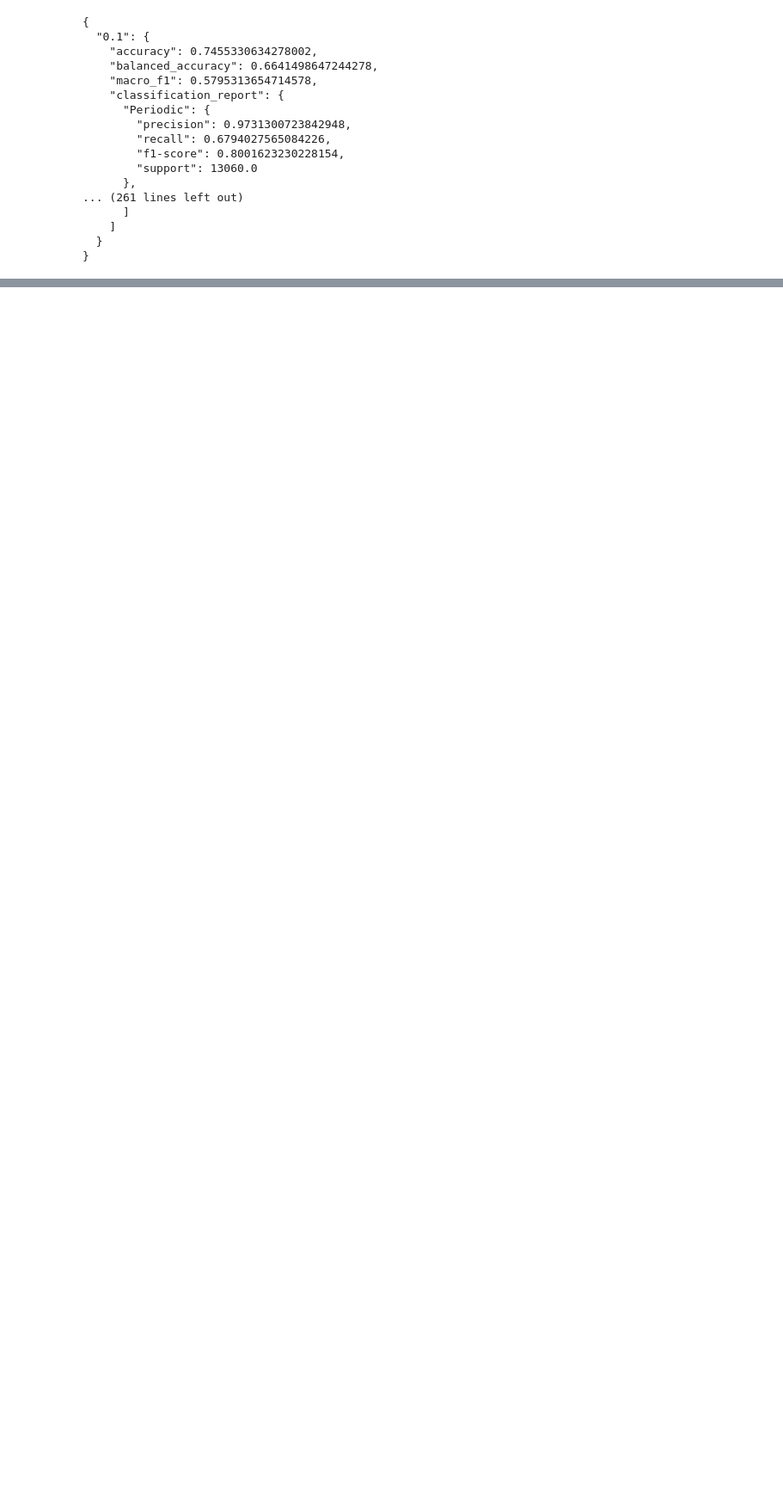
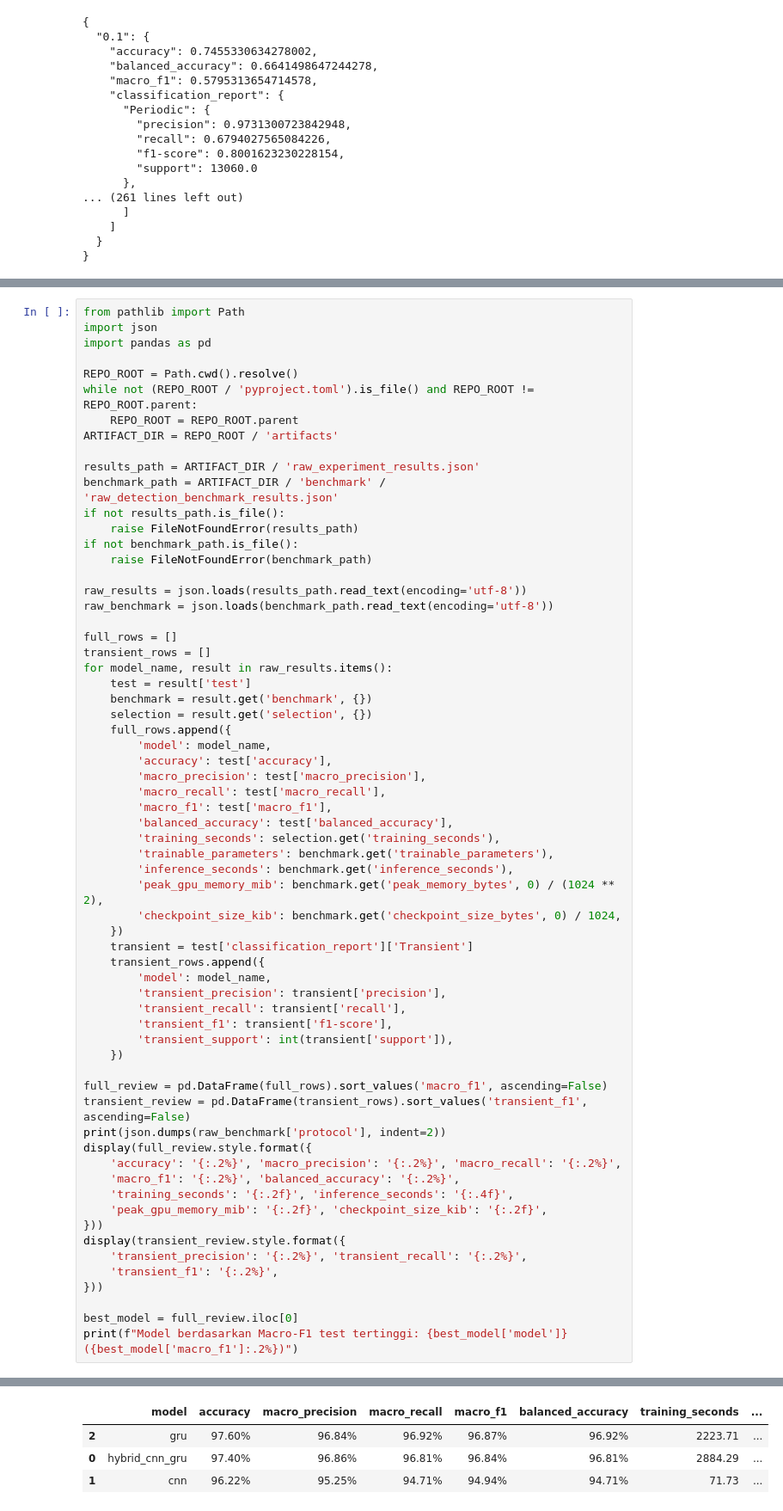
Before and after one commit to indomiekwah/ztf-classifier, a Jupyter notebook: training/notebooks/raw_features_experiment.ipynb, the cells around one changed output, grey strips where cells are left out. Shown at 86% size. Saved outputs shown, nothing was run; the diff lists cells and outputs as text; blank space fills up the shorter version.

Commit message:
feat: benchmark on each notebooks

```diff
--- a/training/notebooks/raw_features_experiment.ipynb
+++ b/training/notebooks/raw_features_experiment.ipynb
@@ -429,0 +434,65 @@ if RUN_FINAL_EXPERIMENTS and RUN_PREFIX_EVALUATION:
+# %%
+from pathlib import Path
+import json
+import pandas as pd
+
+REPO_ROOT = Path.cwd().resolve()
+while not (REPO_ROOT / 'pyproject.toml').is_file() and REPO_ROOT != REPO_ROOT.parent:
+    REPO_ROOT = REPO_ROOT.parent
+ARTIFACT_DIR = REPO_ROOT / 'artifacts'
+
+results_path = ARTIFACT_DIR / 'raw_experiment_results.json'
+benchmark_path = ARTIFACT_DIR / 'benchmark' / 'raw_detection_benchmark_results.json'
+if not results_path.is_file():
+    raise FileNotFoundError(results_path)
+if not benchmark_path.is_file():
+    raise FileNotFoundError(benchmark_path)
+
+raw_results = json.loads(results_path.read_text(encoding='utf-8'))
+raw_benchmark = json.loads(benchmark_path.read_text(encoding='utf-8'))
+
+full_rows = []
+transient_rows = []
+for model_name, result in raw_results.items():
+    test = result['test']
+    benchmark = result.get('benchmark', {})
+    selection = result.get('selection', {})
+    full_rows.append({
+        'model': model_name,
+        'accuracy': test['accuracy'],
+        'macro_precision': test['macro_precision'],
+        'macro_recall': test['macro_recall'],
+        'macro_f1': test['macro_f1'],
+        'balanced_accuracy': test['balanced_accuracy'],
+        'training_seconds': selection.get('training_seconds'),
+        'trainable_parameters': benchmark.get('trainable_parameters'),
+        'inference_seconds': benchmark.get('inference_seconds'),
+        'peak_gpu_memory_mib': benchmark.get('peak_memory_bytes', 0) / (1024 ** 2),
+        'checkpoint_size_kib': benchmark.get('checkpoint_size_bytes', 0) / 1024,
+    })
+    transient = test['classification_report']['Transient']
+    transient_rows.append({
+        'model': model_name,
+        'transient_precision': transient['precision'],
+        'transient_recall': transient['recall'],
+        'transient_f1': transient['f1-score'],
+        'transient_support': int(transient['support']),
+    })
+
+full_review = pd.DataFrame(full_rows).sort_values('macro_f1', ascending=False)
+transient_review = pd.DataFrame(transient_rows).sort_values('transient_f1', ascending=False)
+print(json.dumps(raw_benchmark['protocol'], indent=2))
+display(full_review.style.format({
+    'accuracy': '{:.2%}', 'macro_precision': '{:.2%}', 'macro_recall': '{:.2%}',
+    'macro_f1': '{:.2%}', 'balanced_accuracy': '{:.2%}',
+    'training_seconds': '{:.2f}', 'inference_seconds': '{:.4f}',
+    'peak_gpu_memory_mib': '{:.2f}', 'checkpoint_size_kib': '{:.2f}',
+}))
+display(transient_review.style.format({
+    'transient_precision': '{:.2%}', 'transient_recall': '{:.2%}',
+    'transient_f1': '{:.2%}',
+}))
+
+best_model = full_review.iloc[0]
+print(f"Model berdasarkan Macro-F1 test tertinggi: {best_model['model']} ({best_model['macro_f1']:.2%})")
+# %% [output]
@@ -429,0 +514,4 @@ if RUN_FINAL_EXPERIMENTS and RUN_PREFIX_EVALUATION:
+|  | model | accuracy | macro_precision | macro_recall | macro_f1 | balanced_accuracy | training_seconds | ... |
+| 2 | gru | 97.60% | 96.84% | 96.92% | 96.87% | 96.92% | 2223.71 | ... |
+| 0 | hybrid_cnn_gru | 97.40% | 96.86% | 96.81% | 96.84% | 96.81% | 2884.29 | ... |
+| 1 | cnn | 96.22% | 95.25% | 94.71% | 94.94% | 94.71% | 71.73 | ... |
```
Also changed, not shown: parts of 2 cells of this notebook, 1 other file.
